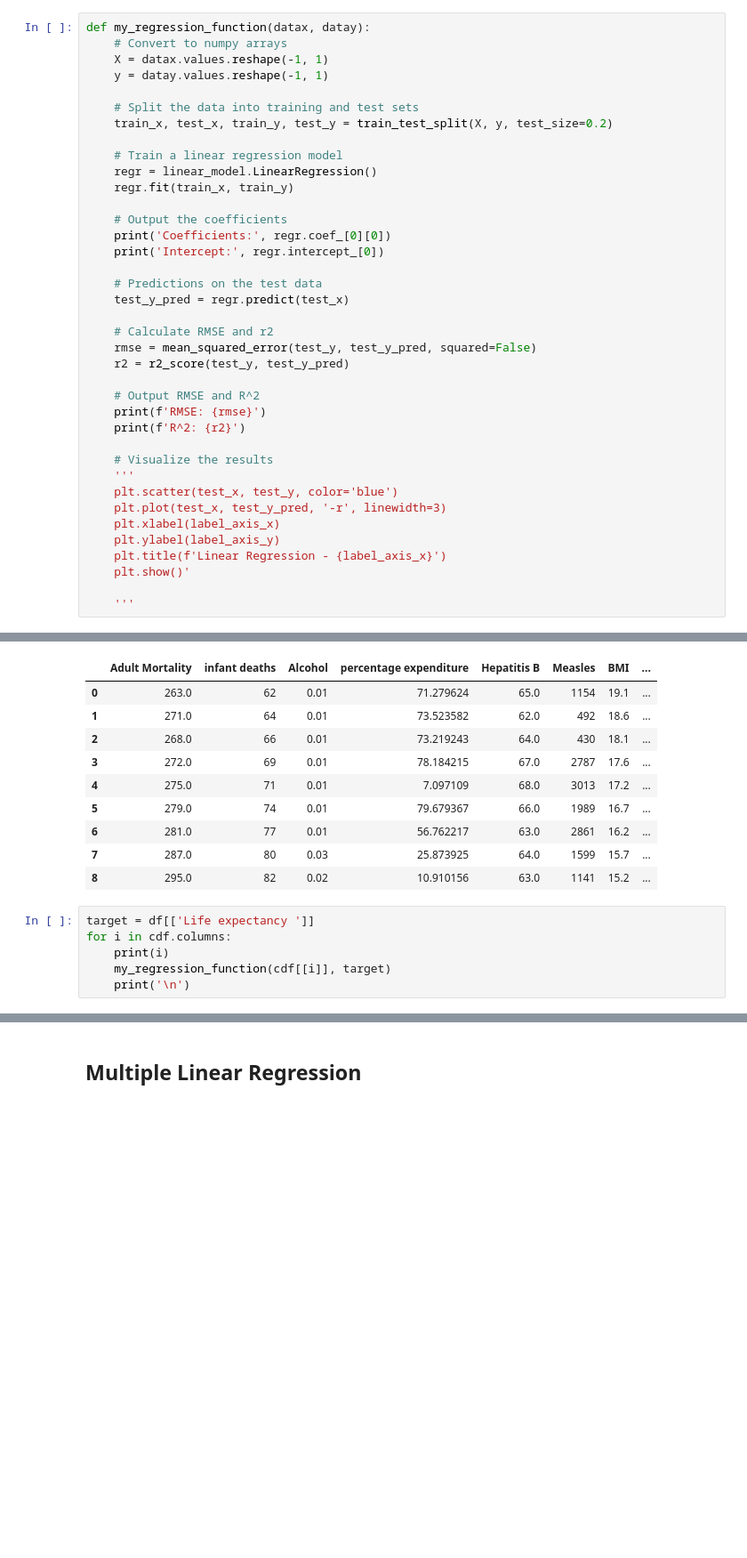
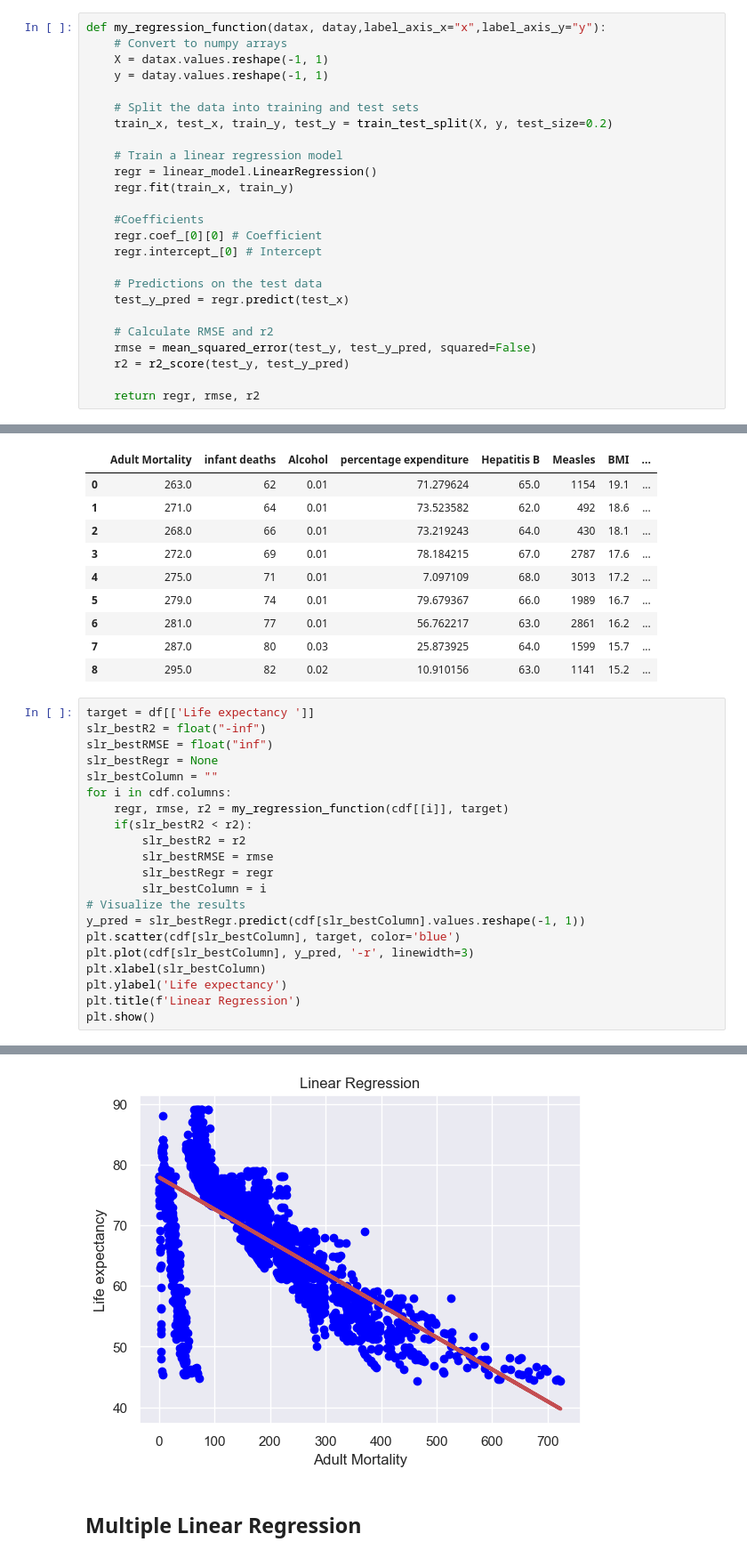
Before and after one commit to AlixAPCarmo/MEI---ML, a Jupyter notebook: Proj01_AlixCarmo_VascoAraujo/Proj01_AlixCarmo_VascoAraujo.ipynb, the cells around one changed output, grey strips where cells are left out. Shown at 89% size. Drawn from its saved outputs; the diff is of its cells as text; blank space fills up the shorter version.

```diff
--- a/Proj01_AlixCarmo_VascoAraujo/Proj01_AlixCarmo_VascoAraujo.ipynb
+++ b/Proj01_AlixCarmo_VascoAraujo/Proj01_AlixCarmo_VascoAraujo.ipynb
@@ -48,7 +109,7 @@ df.head(9)
 # %% [markdown]
 ## Simple Linear Regression
 # %%
-def my_regression_function(datax, datay):
+def my_regression_function(datax, datay,label_axis_x="x",label_axis_y="y"):
     # Convert to numpy arrays
     X = datax.values.reshape(-1, 1)
     y = datay.values.reshape(-1, 1)
@@ -60,9 +121,9 @@ def my_regression_function(datax, datay):
     regr = linear_model.LinearRegression()
     regr.fit(train_x, train_y)
 
-    # Output the coefficients
-    print('Coefficients:', regr.coef_[0][0])
-    print('Intercept:', regr.intercept_[0])
+    #Coefficients
+    regr.coef_[0][0] # Coefficient
+    regr.intercept_[0] # Intercept
 
     # Predictions on the test data
     test_y_pred = regr.predict(test_x)
@@ -71,20 +132,7 @@ def my_regression_function(datax, datay):
     rmse = mean_squared_error(test_y, test_y_pred, squared=False)
     r2 = r2_score(test_y, test_y_pred)
 
-    # Output RMSE and R^2
-    print(f'RMSE: {rmse}')
-    print(f'R^2: {r2}')
-
-    # Visualize the results
-    '''
-    plt.scatter(test_x, test_y, color='blue')
-    plt.plot(test_x, test_y_pred, '-r', linewidth=3)
-    plt.xlabel(label_axis_x)
-    plt.ylabel(label_axis_y)
-    plt.title(f'Linear Regression - {label_axis_x}')
-    plt.show()'
-
-    '''
+    return regr, rmse, r2
 # %%
 # Find the index of 'Life expectancy' column
 Adult_Mortality_index = df.columns.get_loc('Adult Mortality')
@@ -106,8 +154,23 @@ cdf.head(9)
 | 8 | 295.0 | 82 | 0.02 | 10.910156 | 63.0 | 1141 | 15.2 | ... |
 # %%
 target = df[['Life expectancy ']]
+slr_bestR2 = float("-inf")
+slr_bestRMSE = float("inf")
+slr_bestRegr = None
+slr_bestColumn = ""
 for i in cdf.columns:
-    print(i)
-    my_regression_function(cdf[[i]], target)
-    print('\n')
+    regr, rmse, r2 = my_regression_function(cdf[[i]], target)
+    if(slr_bestR2 < r2):
+        slr_bestR2 = r2
+        slr_bestRMSE = rmse
+        slr_bestRegr = regr
+        slr_bestColumn = i
+# Visualize the results
+y_pred = slr_bestRegr.predict(cdf[slr_bestColumn].values.reshape(-1, 1))
+plt.scatter(cdf[slr_bestColumn], target, color='blue')
+plt.plot(cdf[slr_bestColumn], y_pred, '-r', linewidth=3)
+plt.xlabel(slr_bestColumn)
+plt.ylabel('Life expectancy')
+plt.title(f'Linear Regression')
+plt.show()
 # %% [output]
@@ -131,3 +177,4 @@ R^2: 0.3157298334630366
+[figure, added]
 # %% [markdown]
 ## Multiple Linear Regression
 # %%
```
Also changed, not shown: parts of 30 cells of this notebook.
